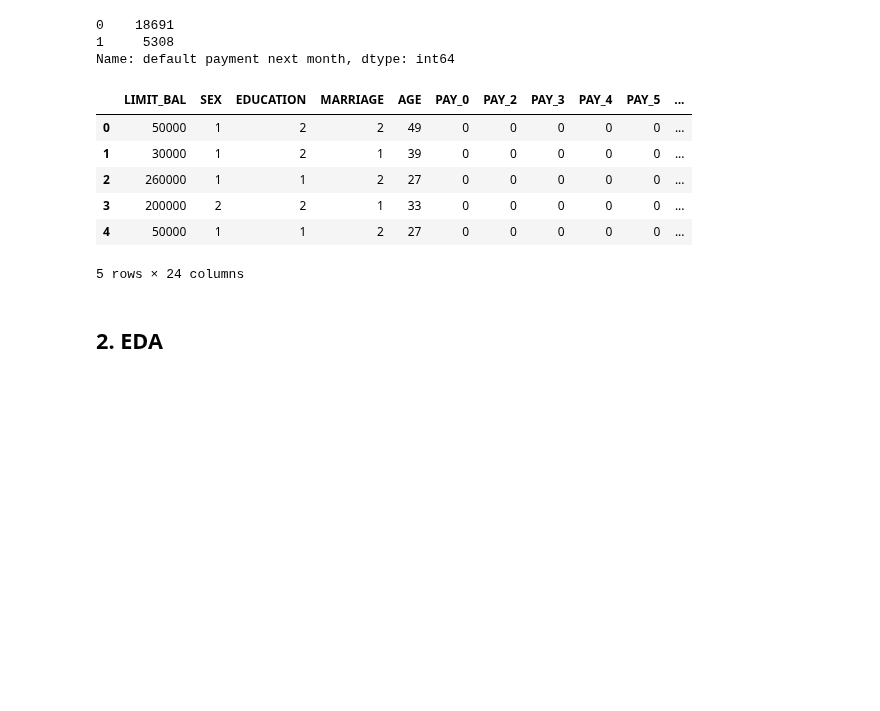
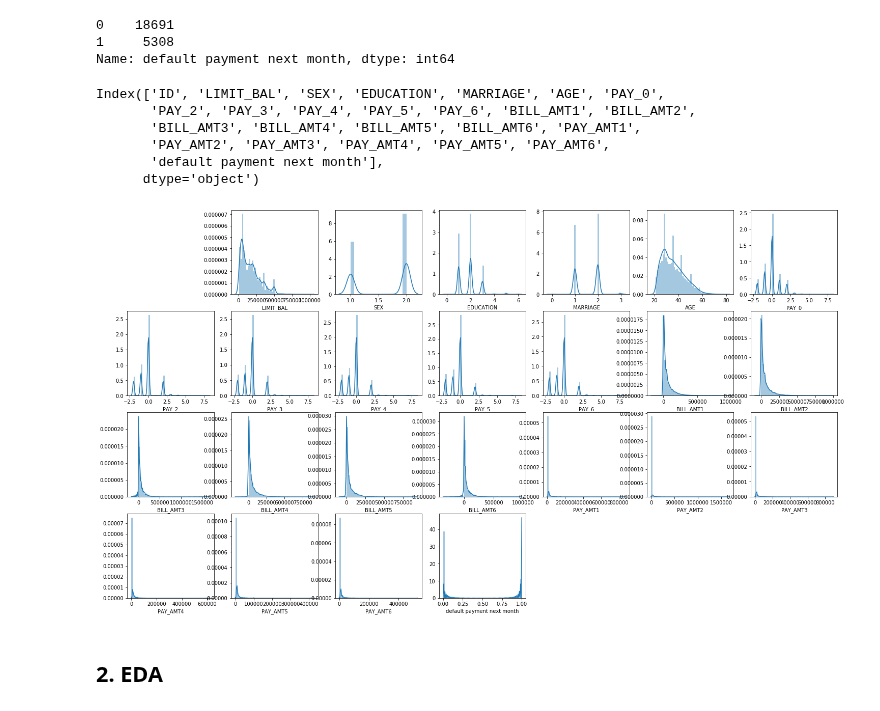
Before and after one commit to trevohearn/nyc-mhtn-ds-010620-lectures, a Jupyter notebook: week-9/classification-assessment/classification-assessment.ipynb, the cells around one changed output. Cells and saved outputs as stored; diff of their text form; code cells hidden in the pictures; blank space fills up the shorter version.

```diff
--- a/week-9/classification-assessment/classification-assessment.ipynb
+++ b/week-9/classification-assessment/classification-assessment.ipynb
@@ -31,0 +32,3 @@ df = pd.read_csv('classification_lab_data.csv')
+# %%
+#hold_out_features = pd.read_csv('hold_out_features.csv', index_col=0)
+student_data = pd.read_csv('student_data.csv')
@@ -31,0 +52,15 @@ df = pd.read_csv('classification_lab_data.csv')
+# %%
+#no missing data
+#marriage 1,2,3,0 -> [0,3],1,2
+#education 1,2,3,4,5,6 - > [4,5,6,0], 1,2,3
+marriage_map = {3 : 0}
+education_map = {4: 0, 5: 0, 6: 0}
+pay_x_map = {-2: -1}
+pay_x_features
+student_data['MARRIAGE'].replace(marriage_map, inplace=True)
+student_data['EDUCATION'].replace(education_map, inplace=True)
+#student_data.EDUCATION.value_counts(), student_data.MARRIAGE.value_counts()
+a =pd.get_dummies(student_data['MARRIAGE'], drop_first = True, prefix = 'MARRIAGE')
+b = pd.get_dummies(student_data['EDUCATION'], drop_first = True, prefix = 'EDUCATION')
+df = pd.concat([student_data, a, b], axis = 1)
+df.columns
@@ -35,16 +78,26 @@ df['default payment next month'].value_counts()
 0    18691
 1     5308
 Name: default payment next month, dtype: int64
-# %%
-df.head()
-# %% [output]
-|  | LIMIT_BAL | SEX | EDUCATION | MARRIAGE | AGE | PAY_0 | PAY_2 | PAY_3 | PAY_4 | PAY_5 | ... |
-| 0 | 50000 | 1 | 2 | 2 | 49 | 0 | 0 | 0 | 0 | 0 | ... |
-| 1 | 30000 | 1 | 2 | 1 | 39 | 0 | 0 | 0 | 0 | 0 | ... |
-| 2 | 260000 | 1 | 1 | 2 | 27 | 0 | 0 | 0 | 0 | 0 | ... |
-| 3 | 200000 | 2 | 2 | 1 | 33 | 0 | 0 | 0 | 0 | 0 | ... |
-| 4 | 50000 | 1 | 1 | 2 | 27 | 0 | 0 | 0 | 0 | 0 | ... |
-5 rows × 24 columns
+# %%
+student_data.columns
+# %% [output]
+Index(['ID', 'LIMIT_BAL', 'SEX', 'EDUCATION', 'MARRIAGE', 'AGE', 'PAY_0',
+       'PAY_2', 'PAY_3', 'PAY_4', 'PAY_5', 'PAY_6', 'BILL_AMT1', 'BILL_AMT2',
+       'BILL_AMT3', 'BILL_AMT4', 'BILL_AMT5', 'BILL_AMT6', 'PAY_AMT1',
+       'PAY_AMT2', 'PAY_AMT3', 'PAY_AMT4', 'PAY_AMT5', 'PAY_AMT6',
+       'default payment next month'],
+      dtype='object')
+# %%
+import matplotlib.pyplot as plt
+%matplotlib inline
+plt.figure(figsize=(25,25))
+for i in range(1,len(student_data.columns)):
+    plt.subplot(7, 7, i+1)
+    sns.distplot(student_data[student_data.columns[i]])
+
+plt.show()
+# %% [output]
+[figure, added]
 # %% [markdown]
 ## 2. EDA
 # %% [markdown]
```
Also changed, not shown: parts of 7 cells of this notebook.
